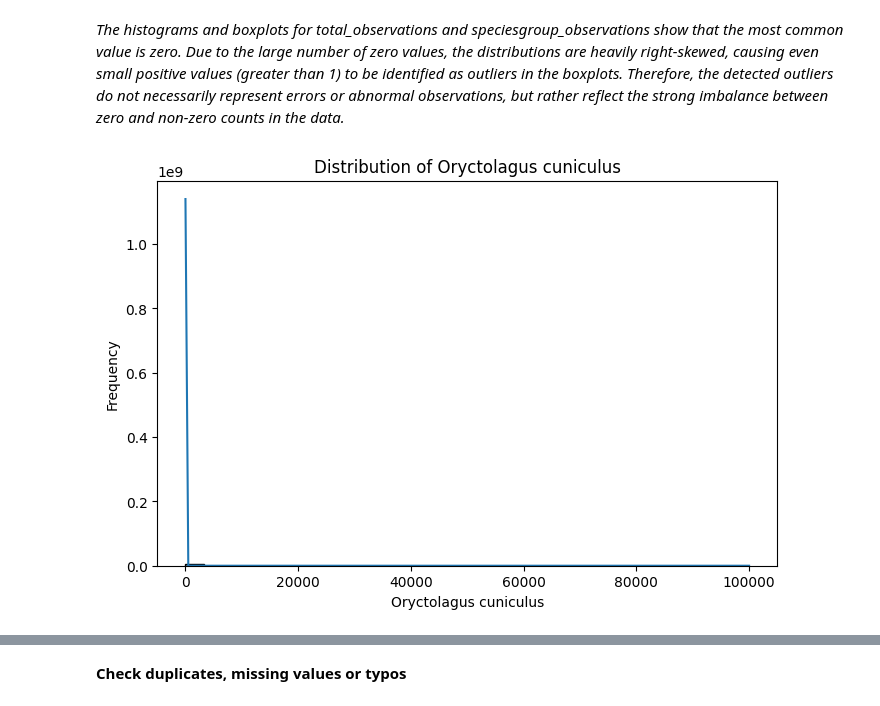
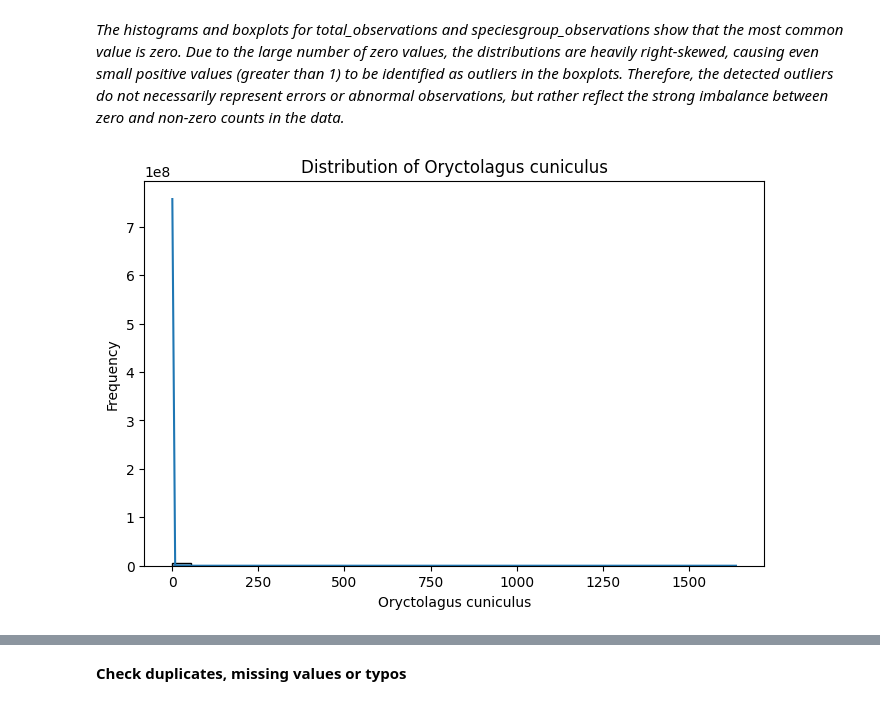
Before and after one commit to Sannebeast/Rabbitions, a Jupyter notebook: notebooks/project.ipynb, the cells around one changed output, grey strips where cells are left out. Saved outputs shown, nothing was run; the diff lists cells and outputs as text; code cells hidden in the pictures.

```diff
--- a/notebooks/project.ipynb
+++ b/notebooks/project.ipynb
@@ -134,12 +138,12 @@ for col in df.describe().columns:
 # %%
 # CODE CELL: Generate visualizations (e.g., scatter plots, histograms)
 plt.figure(figsize=(8,5))
-sns.histplot(df["total_observations"], bins=30, kde=True)
+sns.histplot(df["speciesgroup_observations"], bins=30, kde=True)
 
 plt.title("Distribution of Oryctolagus cuniculus")
 plt.xlabel("Oryctolagus cuniculus")
 plt.ylabel("Frequency")
 
 plt.show()
 # %% [output]
-[figure, old version]
+[figure, new version]
```
Also changed, not shown: parts of 17 cells of this notebook.
